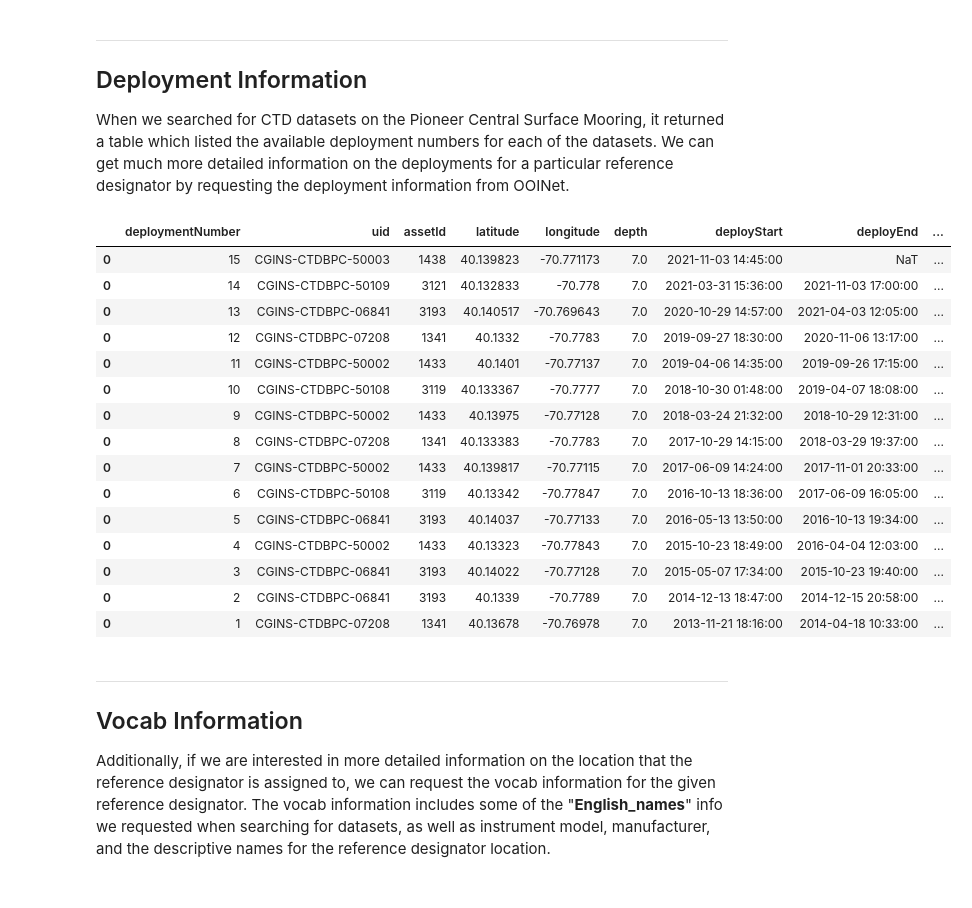
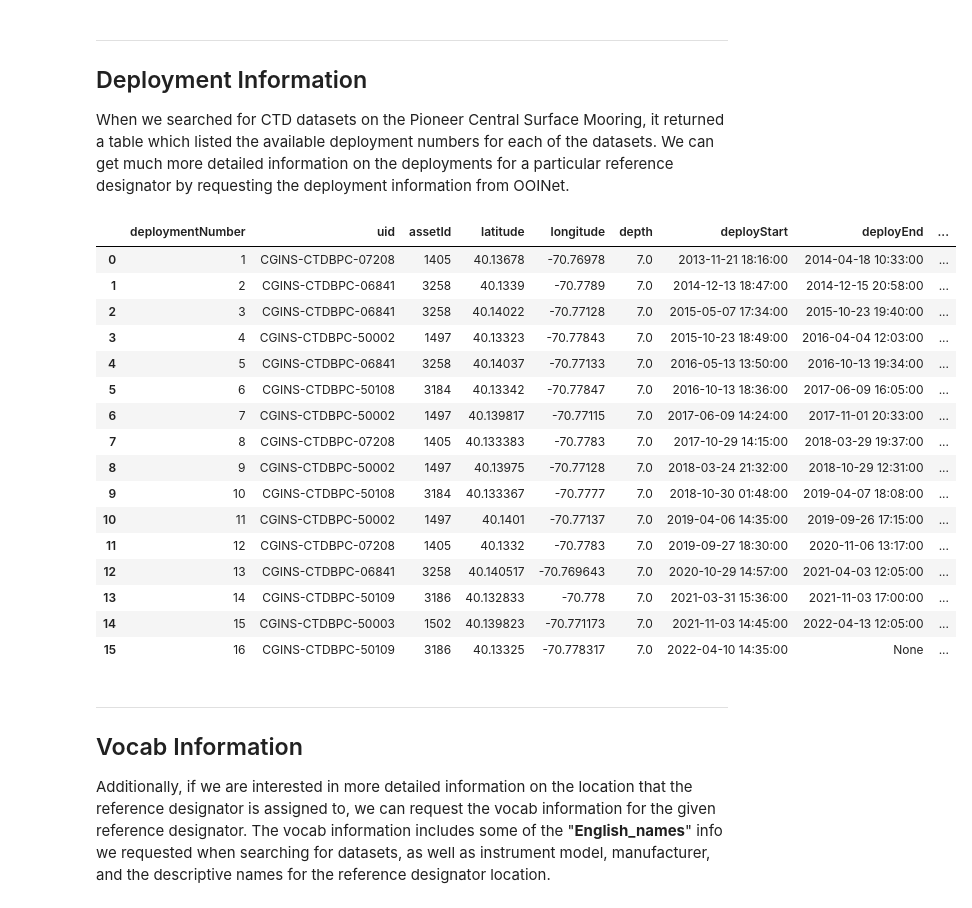
Before and after one commit to reedan88/OOINet, a Jupyter notebook: examples/M2M_example.ipynb, the cells around one changed output. Cells and saved outputs as stored; diff of their text form; code cells hidden in the pictures.

```diff
--- a/examples/M2M_example.ipynb
+++ b/examples/M2M_example.ipynb
@@ -80,25 +83,26 @@ metadata
 ## Deployment Information
 When we searched for CTD datasets on the Pioneer Central Surface Mooring, it returned a table which listed the available deployment numbers for each of the datasets. We can get much more detailed information on the deployments for a particular reference designator by requesting the deployment information from OOINet.
 # %%
-deployments = OOI.get_deployments(refdes=refdes)
+deployments = M2M.get_deployments(refdes=refdes)
 deployments
 # %% [output]
 |  | deploymentNumber | uid | assetId | latitude | longitude | depth | deployStart | deployEnd | ... |
-| 0 | 15 | CGINS-CTDBPC-50003 | 1438 | 40.139823 | -70.771173 | 7.0 | 2021-11-03 14:45:00 | NaT | ... |
-| 0 | 14 | CGINS-CTDBPC-50109 | 3121 | 40.132833 | -70.778 | 7.0 | 2021-03-31 15:36:00 | 2021-11-03 17:00:00 | ... |
-| 0 | 13 | CGINS-CTDBPC-06841 | 3193 | 40.140517 | -70.769643 | 7.0 | 2020-10-29 14:57:00 | 2021-04-03 12:05:00 | ... |
-| 0 | 12 | CGINS-CTDBPC-07208 | 1341 | 40.1332 | -70.7783 | 7.0 | 2019-09-27 18:30:00 | 2020-11-06 13:17:00 | ... |
-| 0 | 11 | CGINS-CTDBPC-50002 | 1433 | 40.1401 | -70.77137 | 7.0 | 2019-04-06 14:35:00 | 2019-09-26 17:15:00 | ... |
-| 0 | 10 | CGINS-CTDBPC-50108 | 3119 | 40.133367 | -70.7777 | 7.0 | 2018-10-30 01:48:00 | 2019-04-07 18:08:00 | ... |
-| 0 | 9 | CGINS-CTDBPC-50002 | 1433 | 40.13975 | -70.77128 | 7.0 | 2018-03-24 21:32:00 | 2018-10-29 12:31:00 | ... |
-| 0 | 8 | CGINS-CTDBPC-07208 | 1341 | 40.133383 | -70.7783 | 7.0 | 2017-10-29 14:15:00 | 2018-03-29 19:37:00 | ... |
-| 0 | 7 | CGINS-CTDBPC-50002 | 1433 | 40.139817 | -70.77115 | 7.0 | 2017-06-09 14:24:00 | 2017-11-01 20:33:00 | ... |
-| 0 | 6 | CGINS-CTDBPC-50108 | 3119 | 40.13342 | -70.77847 | 7.0 | 2016-10-13 18:36:00 | 2017-06-09 16:05:00 | ... |
-| 0 | 5 | CGINS-CTDBPC-06841 | 3193 | 40.14037 | -70.77133 | 7.0 | 2016-05-13 13:50:00 | 2016-10-13 19:34:00 | ... |
-| 0 | 4 | CGINS-CTDBPC-50002 | 1433 | 40.13323 | -70.77843 | 7.0 | 2015-10-23 18:49:00 | 2016-04-04 12:03:00 | ... |
-| 0 | 3 | CGINS-CTDBPC-06841 | 3193 | 40.14022 | -70.77128 | 7.0 | 2015-05-07 17:34:00 | 2015-10-23 19:40:00 | ... |
-| 0 | 2 | CGINS-CTDBPC-06841 | 3193 | 40.1339 | -70.7789 | 7.0 | 2014-12-13 18:47:00 | 2014-12-15 20:58:00 | ... |
-| 0 | 1 | CGINS-CTDBPC-07208 | 1341 | 40.13678 | -70.76978 | 7.0 | 2013-11-21 18:16:00 | 2014-04-18 10:33:00 | ... |
+| 0 | 1 | CGINS-CTDBPC-07208 | 1405 | 40.13678 | -70.76978 | 7.0 | 2013-11-21 18:16:00 | 2014-04-18 10:33:00 | ... |
+| 1 | 2 | CGINS-CTDBPC-06841 | 3258 | 40.1339 | -70.7789 | 7.0 | 2014-12-13 18:47:00 | 2014-12-15 20:58:00 | ... |
+| 2 | 3 | CGINS-CTDBPC-06841 | 3258 | 40.14022 | -70.77128 | 7.0 | 2015-05-07 17:34:00 | 2015-10-23 19:40:00 | ... |
+| 3 | 4 | CGINS-CTDBPC-50002 | 1497 | 40.13323 | -70.77843 | 7.0 | 2015-10-23 18:49:00 | 2016-04-04 12:03:00 | ... |
+| 4 | 5 | CGINS-CTDBPC-06841 | 3258 | 40.14037 | -70.77133 | 7.0 | 2016-05-13 13:50:00 | 2016-10-13 19:34:00 | ... |
+| 5 | 6 | CGINS-CTDBPC-50108 | 3184 | 40.13342 | -70.77847 | 7.0 | 2016-10-13 18:36:00 | 2017-06-09 16:05:00 | ... |
+| 6 | 7 | CGINS-CTDBPC-50002 | 1497 | 40.139817 | -70.77115 | 7.0 | 2017-06-09 14:24:00 | 2017-11-01 20:33:00 | ... |
+| 7 | 8 | CGINS-CTDBPC-07208 | 1405 | 40.133383 | -70.7783 | 7.0 | 2017-10-29 14:15:00 | 2018-03-29 19:37:00 | ... |
+| 8 | 9 | CGINS-CTDBPC-50002 | 1497 | 40.13975 | -70.77128 | 7.0 | 2018-03-24 21:32:00 | 2018-10-29 12:31:00 | ... |
+| 9 | 10 | CGINS-CTDBPC-50108 | 3184 | 40.133367 | -70.7777 | 7.0 | 2018-10-30 01:48:00 | 2019-04-07 18:08:00 | ... |
+| 10 | 11 | CGINS-CTDBPC-50002 | 1497 | 40.1401 | -70.77137 | 7.0 | 2019-04-06 14:35:00 | 2019-09-26 17:15:00 | ... |
+| 11 | 12 | CGINS-CTDBPC-07208 | 1405 | 40.1332 | -70.7783 | 7.0 | 2019-09-27 18:30:00 | 2020-11-06 13:17:00 | ... |
+| 12 | 13 | CGINS-CTDBPC-06841 | 3258 | 40.140517 | -70.769643 | 7.0 | 2020-10-29 14:57:00 | 2021-04-03 12:05:00 | ... |
+| 13 | 14 | CGINS-CTDBPC-50109 | 3186 | 40.132833 | -70.778 | 7.0 | 2021-03-31 15:36:00 | 2021-11-03 17:00:00 | ... |
+| 14 | 15 | CGINS-CTDBPC-50003 | 1502 | 40.139823 | -70.771173 | 7.0 | 2021-11-03 14:45:00 | 2022-04-13 12:05:00 | ... |
+| 15 | 16 | CGINS-CTDBPC-50109 | 3186 | 40.13325 | -70.778317 | 7.0 | 2022-04-10 14:35:00 | None | ... |
 # %% [markdown]
 ---
 ## Vocab Information
```
Also changed, not shown: parts of 23 cells of this notebook, 4 other files.
